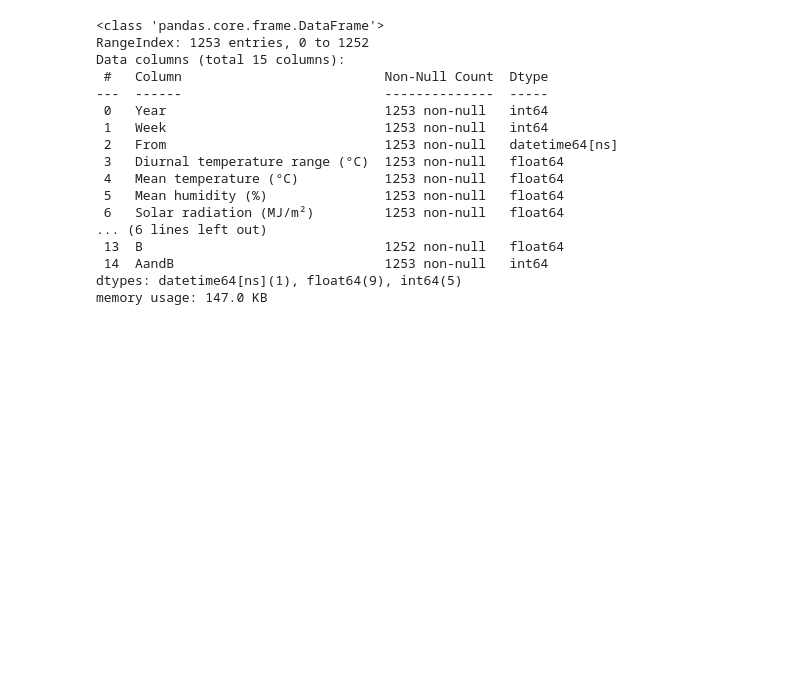
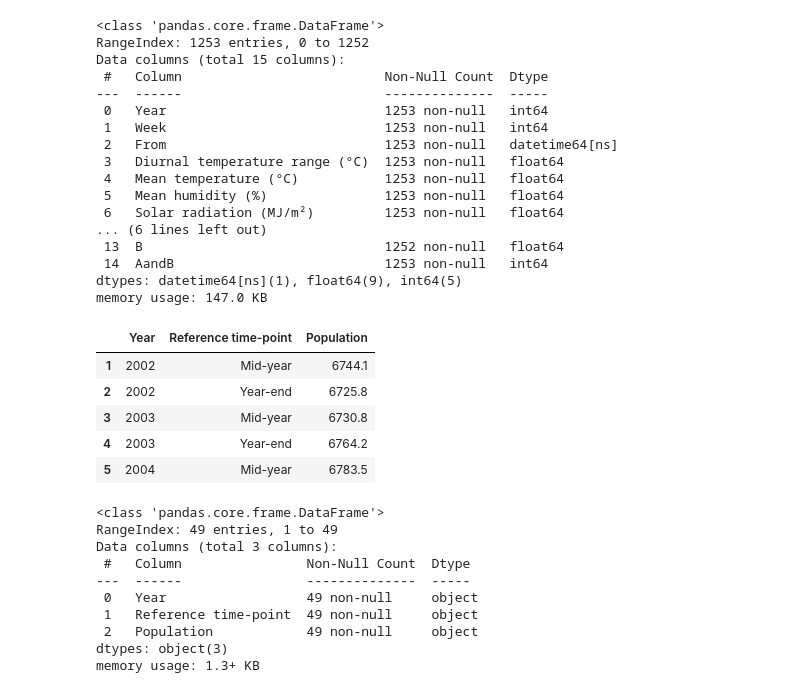
Before and after one commit to yansk1101/4096_dsproject, a Jupyter notebook: cleaning.ipynb, the cells around one changed output. Drawn from its saved outputs; the diff is of its cells as text; code cells hidden in the pictures; blank space fills up the shorter version.

```diff
--- a/cleaning.ipynb
+++ b/cleaning.ipynb
@@ -738,3 +742,34 @@ df["pandemic_flag"].fillna(0, inplace=True)
 
 # Drop unnecessary columns
 df.drop(columns=["Date"], inplace=True)
+# %%
+path = os.getcwd()
+path += "\\dataset\\Population.csv"
+df_pop = pd.read_csv(path)
+
+df_pop = df_pop.iloc[[3, 4, 6]]
+df_pop.drop(columns=["Unnamed: 1"], inplace=True)
+df_pop = df_pop.T
+df_pop.index = range(df_pop.shape[0])
+df_pop.columns = ["Year", "Reference time-point", "Population"]
+df_pop.drop([0], inplace=True)
+display(df_pop.head())
+df_pop.info()
+df_pop["Year"] = pd.to_numeric(df_pop["Year"])
+# %% [output]
+|  | Year | Reference time-point | Population |
+| 1 | 2002 | Mid-year | 6744.1 |
+| 2 | 2002 | Year-end | 6725.8 |
+| 3 | 2003 | Mid-year | 6730.8 |
+| 4 | 2003 | Year-end | 6764.2 |
+| 5 | 2004 | Mid-year | 6783.5 |
+<class 'pandas.core.frame.DataFrame'>
+RangeIndex: 49 entries, 1 to 49
+Data columns (total 3 columns):
+ #   Column                Non-Null Count  Dtype
+---  ------                --------------  -----
+ 0   Year                  49 non-null     object
+ 1   Reference time-point  49 non-null     object
+ 2   Population            49 non-null     object
+dtypes: object(3)
+memory usage: 1.3+ KB
```
Also changed, not shown: parts of 4 cells of this notebook, 6 other files.
